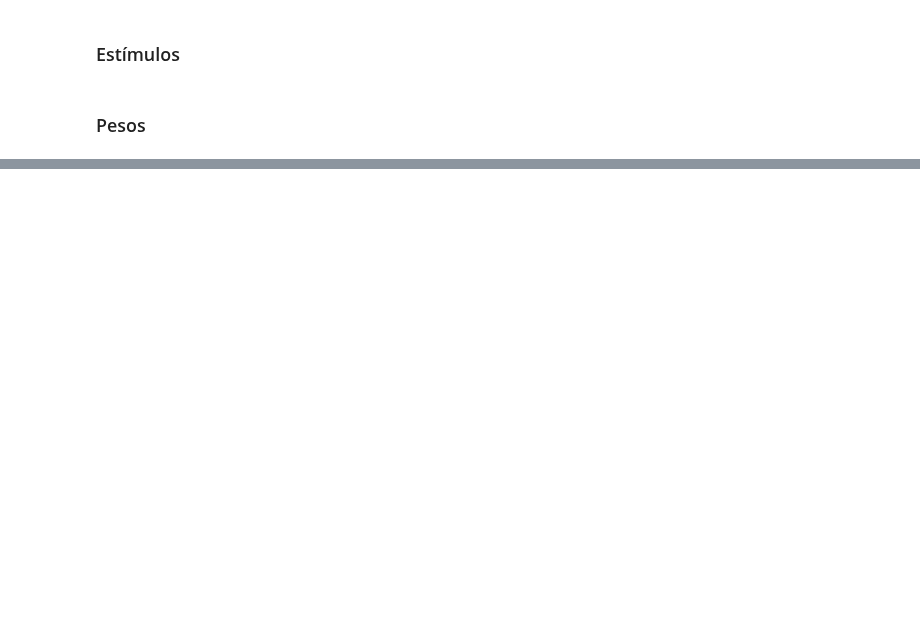
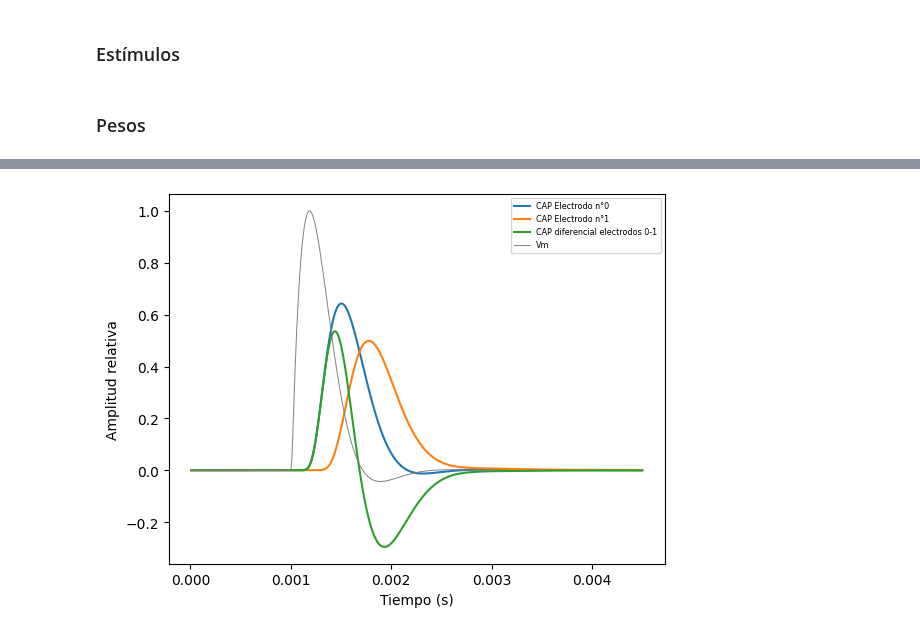
Before and after one commit to rmserra/proyecto-de-graduacion, a Jupyter notebook: modelo_poo.ipynb, the cells around one changed output, grey strips where cells are left out. Saved outputs shown, nothing was run; the diff lists cells and outputs as text; code cells hidden in the pictures; blank space fills up the shorter version.

Commit message:
Creacion de graficas y archivo .py

```diff
--- a/modelo_poo.ipynb
+++ b/modelo_poo.ipynb
@@ -1453,0 +1953,14 @@ len(a.electrodos[0].pesos[2])
+# %%
+# 21.1 Graficas con nuevos estimulos
+a = Entorno(nombre='Experimento_01')
+a.crear_nervio(diametro = 1500,num_fibras=4000,metodo_poblacion = 'uniforme_con_superposicion',diametro_fibra=4.5,distancia_nodos=2000,longitud=50000,porcentaje_cobertura=100,var_diametro=1.5,variacion_nodos = 0)
+a.crear_electrodo(tipo='punto',pos_x = 0,pos_y = -750,pos_z = 10000,zona_influencia=4000,grosor=0,funcion = funcion_trapecio)
+a.crear_electrodo(tipo='punto',pos_x = 0,pos_y = -750,pos_z = 20000,zona_influencia=4000,grosor=0,funcion = funcion_trapecio)
+a.crear_estimulo(tipo_estimulo='potencial_de_accion',frec_muestreo=100000,tiempo_estimulo=0.003,tiempo_inicio = 0.001,frec_corte = 1000,orden_filtro = 2) #lista_inicio = [0,0.001,0.002]
+#a.dibujar_entorno(borde_nervio='#42458A', color_fibras = '#F50025',guardar=True,nombre_figura='11_entorno.png')
+a.sfap()
+a.cap()
+a.cap_diferencial()
+a.graficas(guardar=True,nombre_figura='21_1_graficas.png')
+# %% [output]
+[figure, added]
```
Also changed, not shown: parts of 44 cells of this notebook, 2 other files.
